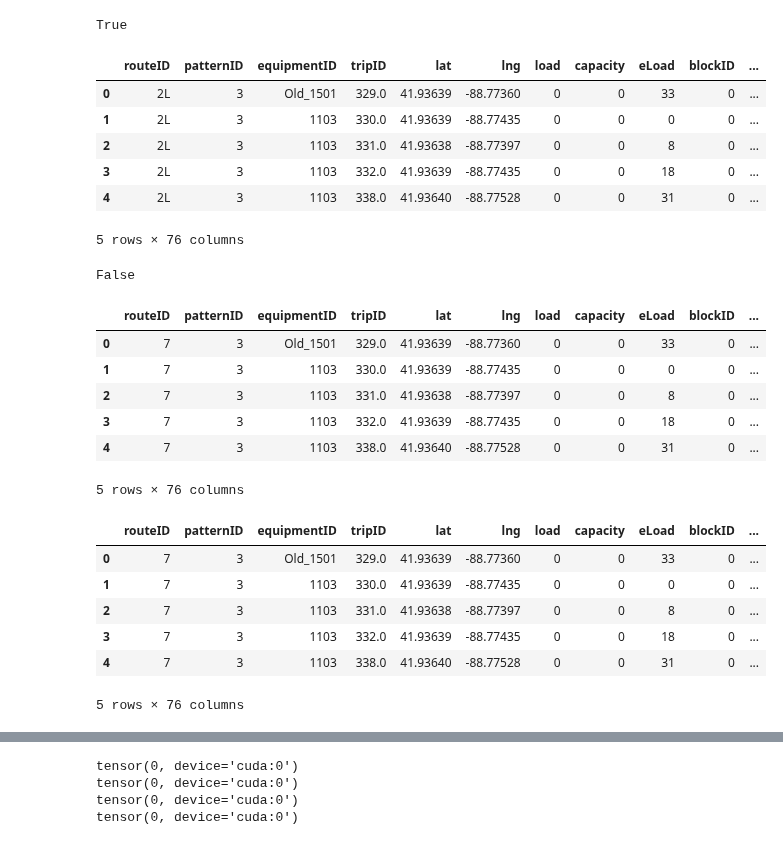
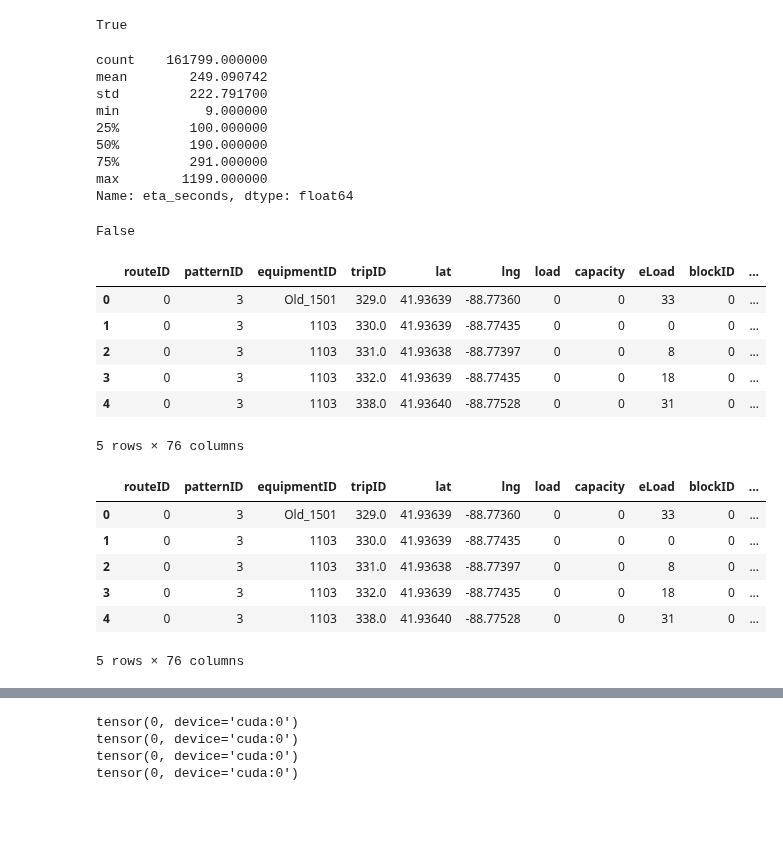
Before and after one commit to shaivilp/Research-Rookies, a Jupyter notebook: dekalb_bus/machine_learning/neural_network.ipynb, the cells around one changed output, grey strips where cells are left out. Saved outputs shown, nothing was run; the diff lists cells and outputs as text; code cells hidden in the pictures; blank space fills up the shorter version.

```diff
--- a/dekalb_bus/machine_learning/neural_network.ipynb
+++ b/dekalb_bus/machine_learning/neural_network.ipynb
@@ -29,18 +29,20 @@ device = torch.device("cuda" if torch.cuda.is_available() else "cpu")
 True
 # %%
 # Load data using pandas
-df = pd.read_parquet("../data/mega_df.parquet")
+df = pd.read_parquet("/data/scratch/shaivilp/two_l_mega_df.parquet")
 
 # Display the first few rows
-df.head()
+print(df['eta_seconds'].describe())
 # %% [output]
-|  | routeID | patternID | equipmentID | tripID | lat | lng | load | capacity | eLoad | blockID | ... |
-| 0 | 2L | 3 | Old_1501 | 329.0 | 41.93639 | -88.77360 | 0 | 0 | 33 | 0 | ... |
-| 1 | 2L | 3 | 1103 | 330.0 | 41.93639 | -88.77435 | 0 | 0 | 0 | 0 | ... |
-| 2 | 2L | 3 | 1103 | 331.0 | 41.93638 | -88.77397 | 0 | 0 | 8 | 0 | ... |
-| 3 | 2L | 3 | 1103 | 332.0 | 41.93639 | -88.77435 | 0 | 0 | 18 | 0 | ... |
-| 4 | 2L | 3 | 1103 | 338.0 | 41.93640 | -88.77528 | 0 | 0 | 31 | 0 | ... |
-5 rows × 76 columns
+count    161799.000000
+mean        249.090742
+std         222.791700
+min           9.000000
+25%         100.000000
+50%         190.000000
+75%         291.000000
+max        1199.000000
+Name: eta_seconds, dtype: float64
 # %%
 # Drop any missing values
 df = df.dropna()
@@ -53,26 +55,26 @@ False
 # %%
 # Encode categorical features using LabelEncoder
 label_encoders = {}
-categorical_features = ['routeID', 'lastStopID', 'nextStopID_actual', 'day_of_week']
+categorical_features = ['routeID', 'lastStopID', 'nextStopID_actual']
 
 for col in categorical_features:
     le = LabelEncoder()
     df[col] = le.fit_transform(df[col])
     label_encoders[col] = le  # Store the encoders for future decoding
 
 # Display transformed data
 df.head()
 # %% [output]
 |  | routeID | patternID | equipmentID | tripID | lat | lng | load | capacity | eLoad | blockID | ... |
-| 0 | 7 | 3 | Old_1501 | 329.0 | 41.93639 | -88.77360 | 0 | 0 | 33 | 0 | ... |
-| 1 | 7 | 3 | 1103 | 330.0 | 41.93639 | -88.77435 | 0 | 0 | 0 | 0 | ... |
-| 2 | 7 | 3 | 1103 | 331.0 | 41.93638 | -88.77397 | 0 | 0 | 8 | 0 | ... |
-| 3 | 7 | 3 | 1103 | 332.0 | 41.93639 | -88.77435 | 0 | 0 | 18 | 0 | ... |
-| 4 | 7 | 3 | 1103 | 338.0 | 41.93640 | -88.77528 | 0 | 0 | 31 | 0 | ... |
+| 0 | 0 | 3 | Old_1501 | 329.0 | 41.93639 | -88.77360 | 0 | 0 | 33 | 0 | ... |
+| 1 | 0 | 3 | 1103 | 330.0 | 41.93639 | -88.77435 | 0 | 0 | 0 | 0 | ... |
+| 2 | 0 | 3 | 1103 | 331.0 | 41.93638 | -88.77397 | 0 | 0 | 8 | 0 | ... |
+| 3 | 0 | 3 | 1103 | 332.0 | 41.93639 | -88.77435 | 0 | 0 | 18 | 0 | ... |
+| 4 | 0 | 3 | 1103 | 338.0 | 41.93640 | -88.77528 | 0 | 0 | 31 | 0 | ... |
 5 rows × 76 columns
 # %%
 # Normalize numerical features using MixScalers
-numerical_features = ['hour_of_day', 'minute_of_hour']
+numerical_features = ['hour_of_day', 'minute_of_hour', 'day_of_week']
 scaler = MinMaxScaler()
 df[numerical_features] = scaler.fit_transform(df[numerical_features])
 
@@ -80,11 +82,11 @@ df[numerical_features] = scaler.fit_transform(df[numerical_features])
 df.head()
 # %% [output]
 |  | routeID | patternID | equipmentID | tripID | lat | lng | load | capacity | eLoad | blockID | ... |
-| 0 | 7 | 3 | Old_1501 | 329.0 | 41.93639 | -88.77360 | 0 | 0 | 33 | 0 | ... |
-| 1 | 7 | 3 | 1103 | 330.0 | 41.93639 | -88.77435 | 0 | 0 | 0 | 0 | ... |
-| 2 | 7 | 3 | 1103 | 331.0 | 41.93638 | -88.77397 | 0 | 0 | 8 | 0 | ... |
-| 3 | 7 | 3 | 1103 | 332.0 | 41.93639 | -88.77435 | 0 | 0 | 18 | 0 | ... |
-| 4 | 7 | 3 | 1103 | 338.0 | 41.93640 | -88.77528 | 0 | 0 | 31 | 0 | ... |
+| 0 | 0 | 3 | Old_1501 | 329.0 | 41.93639 | -88.77360 | 0 | 0 | 33 | 0 | ... |
+| 1 | 0 | 3 | 1103 | 330.0 | 41.93639 | -88.77435 | 0 | 0 | 0 | 0 | ... |
+| 2 | 0 | 3 | 1103 | 331.0 | 41.93638 | -88.77397 | 0 | 0 | 8 | 0 | ... |
+| 3 | 0 | 3 | 1103 | 332.0 | 41.93639 | -88.77435 | 0 | 0 | 18 | 0 | ... |
+| 4 | 0 | 3 | 1103 | 338.0 | 41.93640 | -88.77528 | 0 | 0 | 31 | 0 | ... |
 5 rows × 76 columns
 # %%
 # Normalize the target variable before creating the dataset
```
Also changed, not shown: parts of 9 cells of this notebook, 1 other file.
